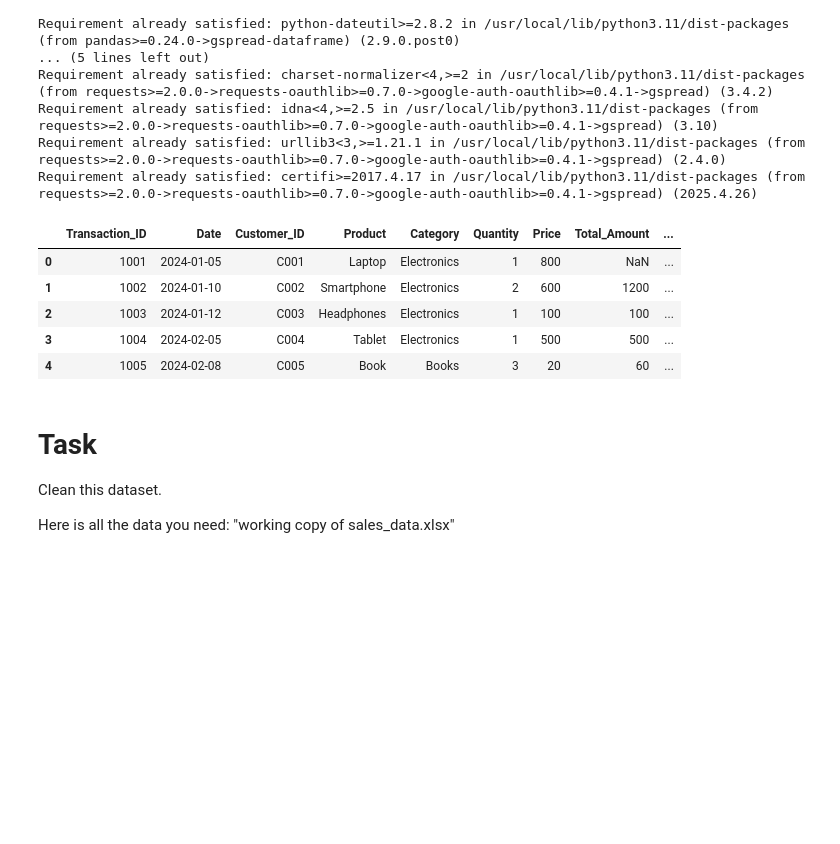
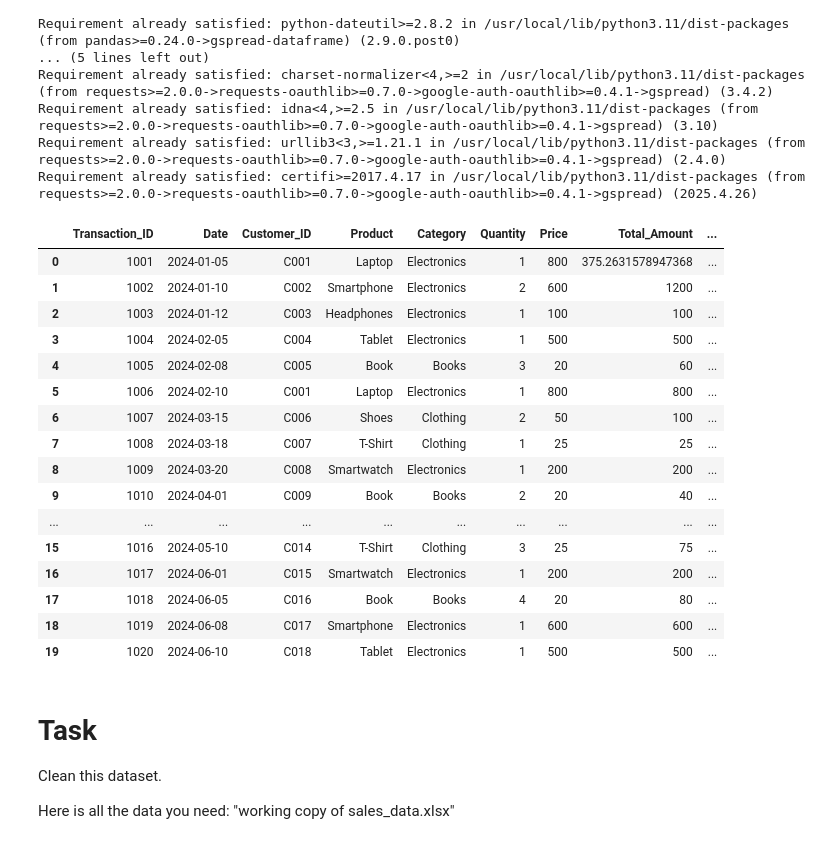
Before and after one commit to Msuban1/Msuban1.github.io, a Jupyter notebook: WEEK_1_Project_(Cleaning_dataset).ipynb, the cells around one changed output. Drawn from its saved outputs; the diff is of its cells as text; code cells hidden in the pictures; blank space fills up the shorter version.

```diff
--- a/WEEK_1_Project_(Cleaning_dataset).ipynb
+++ b/WEEK_1_Project_(Cleaning_dataset).ipynb
@@ -36,28 +37,39 @@ gc = gspread.authorize(creds)
 # %%
 # Paste your Google Sheet link below
 sheet_url = 'https://docs.google.com/spreadsheets/d/1kojKp5JqJS7O9LgK1t3E5ZtjuYGm95Qx2R7DetCVfXs/edit?gid=866428366#gid=866428366'
 
 # Open the spreadsheet
 spreadsheet = gc.open_by_url(sheet_url)
 
 # Get the first worksheet (tab) in the spreadsheet
 worksheet = spreadsheet.get_worksheet(0)
 
 # Convert the worksheet to a pandas DataFrame so we can clean it
 sales_df = get_as_dataframe(worksheet, dtype=str)
 
 # Remove completely empty rows (just in case)
 sales_df.dropna(how='all', inplace=True)
 
-# Show the first few rows of data
-sales_df.head()
+# Show the rows of data
+sales_df.head(20)
 # %% [output]
 |  | Transaction_ID | Date | Customer_ID | Product | Category | Quantity | Price | Total_Amount | ... |
-| 0 | 1001 | 2024-01-05 | C001 | Laptop | Electronics | 1 | 800 | NaN | ... |
+| 0 | 1001 | 2024-01-05 | C001 | Laptop | Electronics | 1 | 800 | 375.2631578947368 | ... |
 | 1 | 1002 | 2024-01-10 | C002 | Smartphone | Electronics | 2 | 600 | 1200 | ... |
 | 2 | 1003 | 2024-01-12 | C003 | Headphones | Electronics | 1 | 100 | 100 | ... |
 | 3 | 1004 | 2024-02-05 | C004 | Tablet | Electronics | 1 | 500 | 500 | ... |
 | 4 | 1005 | 2024-02-08 | C005 | Book | Books | 3 | 20 | 60 | ... |
+| 5 | 1006 | 2024-02-10 | C001 | Laptop | Electronics | 1 | 800 | 800 | ... |
+| 6 | 1007 | 2024-03-15 | C006 | Shoes | Clothing | 2 | 50 | 100 | ... |
+| 7 | 1008 | 2024-03-18 | C007 | T-Shirt | Clothing | 1 | 25 | 25 | ... |
+| 8 | 1009 | 2024-03-20 | C008 | Smartwatch | Electronics | 1 | 200 | 200 | ... |
+| 9 | 1010 | 2024-04-01 | C009 | Book | Books | 2 | 20 | 40 | ... |
+| ... | ... | ... | ... | ... | ... | ... | ... | ... | ... |
+| 15 | 1016 | 2024-05-10 | C014 | T-Shirt | Clothing | 3 | 25 | 75 | ... |
+| 16 | 1017 | 2024-06-01 | C015 | Smartwatch | Electronics | 1 | 200 | 200 | ... |
+| 17 | 1018 | 2024-06-05 | C016 | Book | Books | 4 | 20 | 80 | ... |
+| 18 | 1019 | 2024-06-08 | C017 | Smartphone | Electronics | 1 | 600 | 600 | ... |
+| 19 | 1020 | 2024-06-10 | C018 | Tablet | Electronics | 1 | 500 | 500 | ... |
 # %% [markdown]
 # Task
 Clean this dataset.
```
Also changed, not shown: parts of 14 cells of this notebook.
